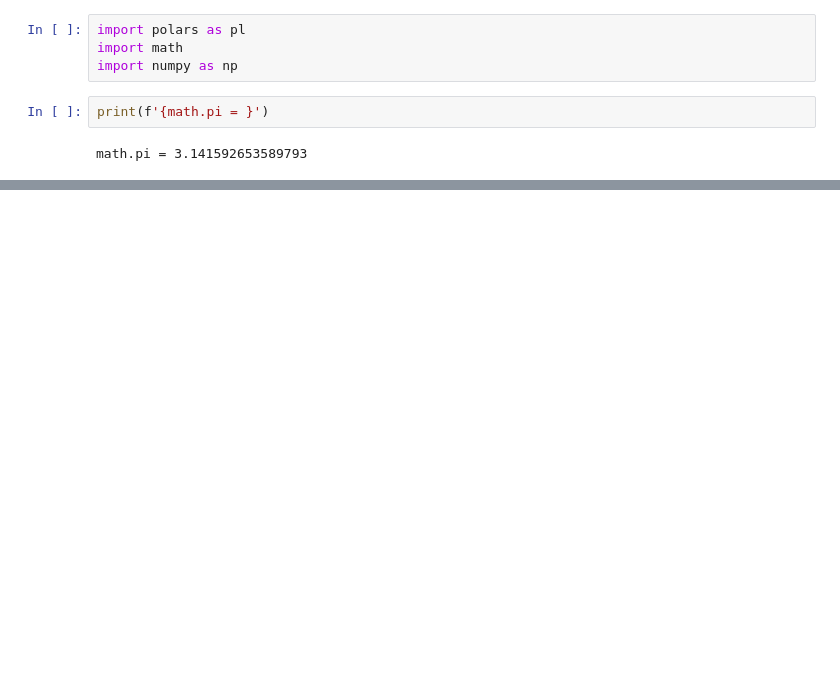
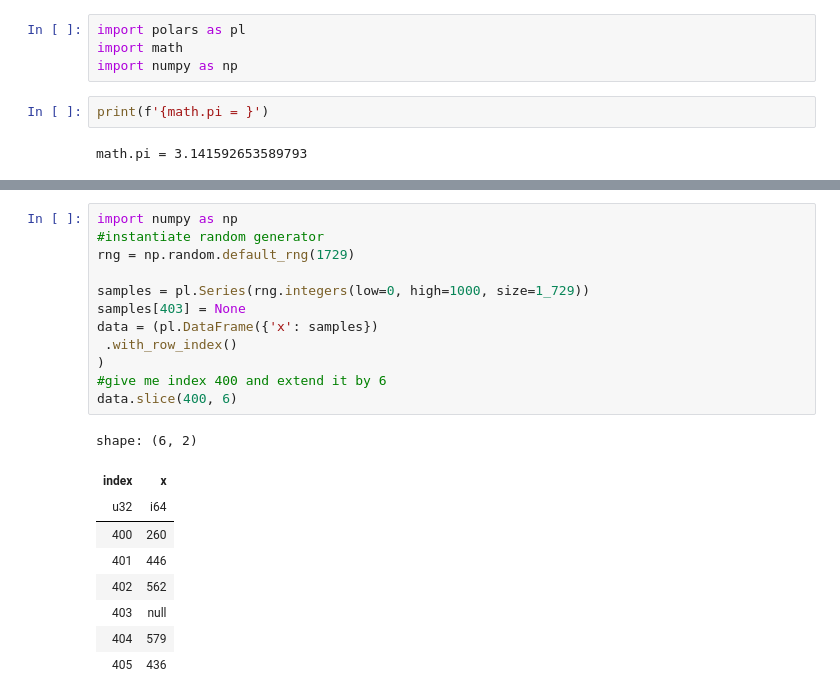
Before and after one commit to IfeanyiEmeagi/Polars, a Jupyter notebook: polar_exercise.ipynb, the cells around one changed output, grey strips where cells are left out. Cells and saved outputs as stored; diff of their text form; blank space fills up the shorter version.

```diff
--- a/polar_exercise.ipynb
+++ b/polar_exercise.ipynb
@@ -29,0 +92,22 @@ Hint: Try setting `strict=False` to allow passing data with mixed types.
+# %%
+import numpy as np
+#instantiate random generator
+rng = np.random.default_rng(1729)
+
+samples = pl.Series(rng.integers(low=0, high=1000, size=1_729))
+samples[403] = None
+data = (pl.DataFrame({'x': samples})
+ .with_row_index()
+)
+#give me index 400 and extend it by 6
+data.slice(400, 6)
+# %% [output]
+shape: (6, 2)
+| index | x |
+| u32 | i64 |
+| 400 | 260 |
+| 401 | 446 |
+| 402 | 562 |
+| 403 | null |
+| 404 | 579 |
+| 405 | 436 |
```
Also changed, not shown: parts of 5 cells of this notebook.
